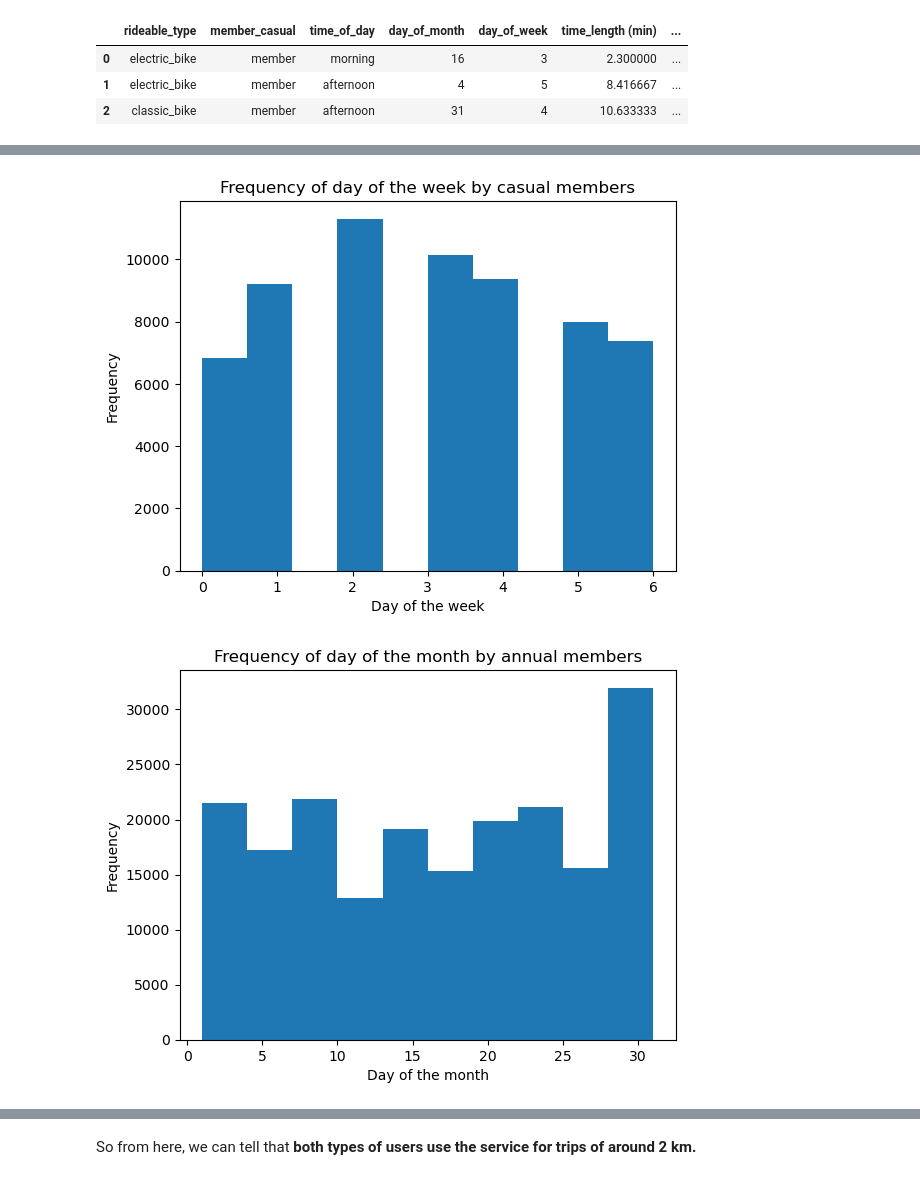
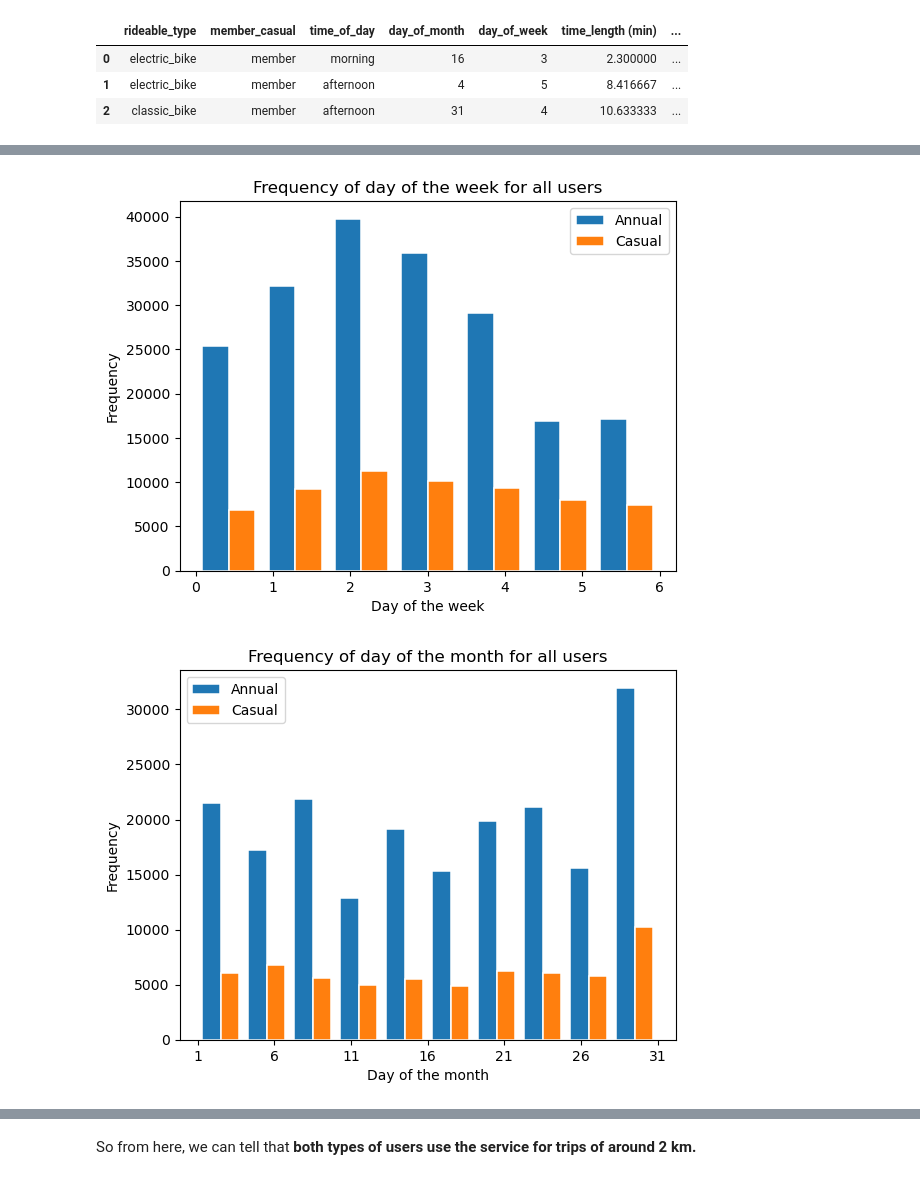
Before and after one commit to Lau397/Case_Study_Bike-Share, a Jupyter notebook: DA_Cyclistic.ipynb, the cells around one changed output, grey strips where cells are left out. Saved outputs shown, nothing was run; the diff lists cells and outputs as text; code cells hidden in the pictures.

Commit message:
Saved PNG images, adding key finding and progressing on conclusions

```diff
--- a/DA_Cyclistic.ipynb
+++ b/DA_Cyclistic.ipynb
@@ -768,21 +725,27 @@ plt.show()
 # %%
-# Analyzing the time of day feature:
+# Analyzing the day of the week feature:
 
-plt.hist(df_casual["day_of_week"])
-plt.title("Frequency of day of the week by casual members")
+plt.hist([df_member["day_of_week"], df_casual["day_of_week"]], bins=df_casual["day_of_week"].nunique(), edgecolor='w', linewidth=1.1, label = ['Annual', 'Casual'])
+plt.xticks(np.arange(df_member["day_of_week"].min(), df_member["day_of_week"].max() + 1, 1))
+plt.title("Frequency of day of the week for all users")
 plt.xlabel("Day of the week")
 plt.ylabel("Frequency")
+plt.legend(loc='upper right')
+plt.savefig("images/dayweek_freq_bothusers.png")
 plt.show()
 # 0: Monday, 6: Sunday
 # %% [output]
-[figure, old version]
+[figure, new version]
 # %%
 # Day of the week feature:
 
-plt.hist(df_member["day_of_month"])
-plt.title("Frequency of day of the month by annual members")
+plt.hist([df_member["day_of_month"], df_casual["day_of_month"]], edgecolor='w', linewidth=1.1, label = ['Annual', 'Casual'])
+plt.xticks(np.arange(df_member["day_of_month"].min(), df_member["day_of_month"].max() + 1, 5))
+plt.title("Frequency of day of the month for all users")
 plt.xlabel("Day of the month")
 plt.ylabel("Frequency")
+plt.legend(loc='upper left')
+plt.savefig("images/daymonth_freq_bothusers.png")
 plt.show()
 # %% [output]
-[figure, old version]
+[figure, new version]
```
Also changed, not shown: parts of 22 cells of this notebook, 1 other file.
